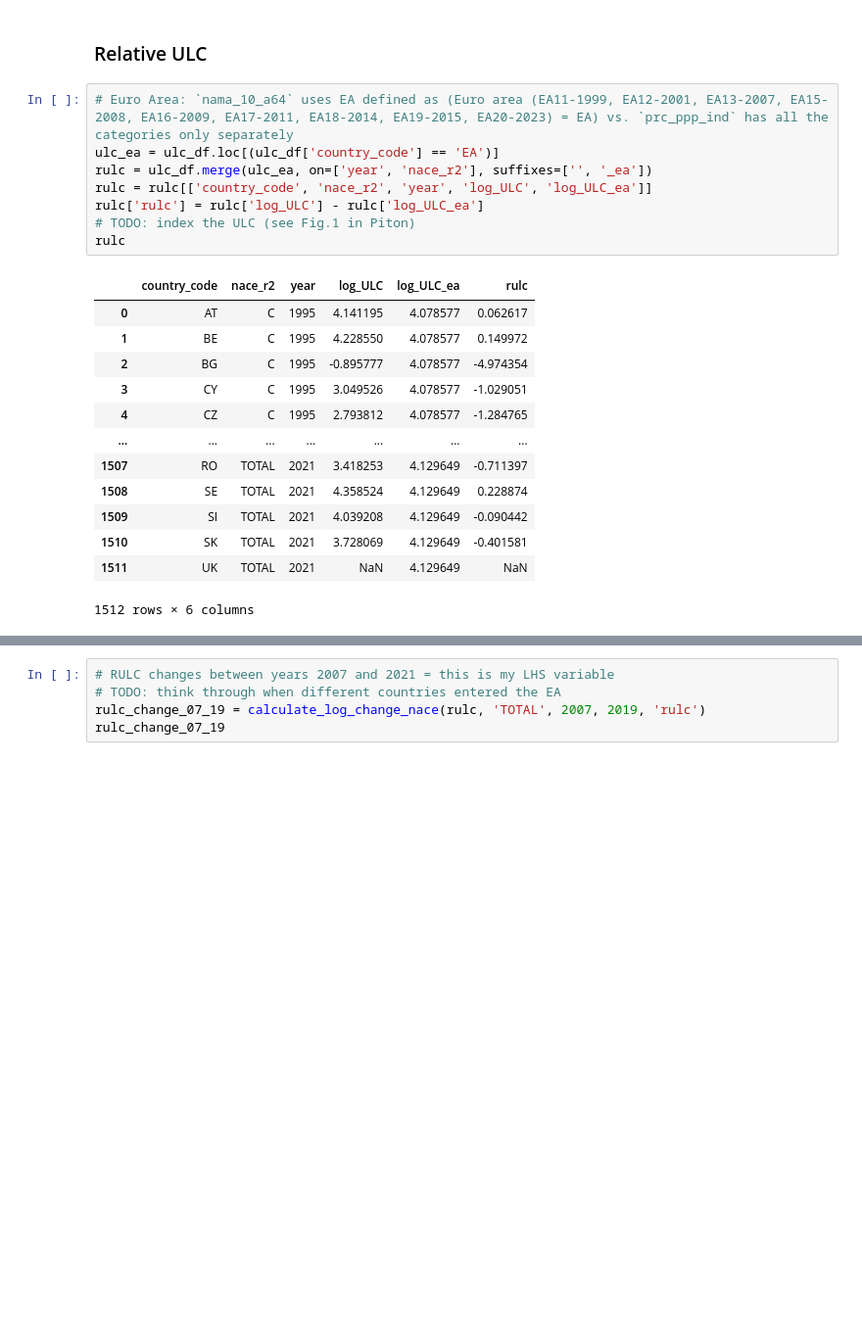
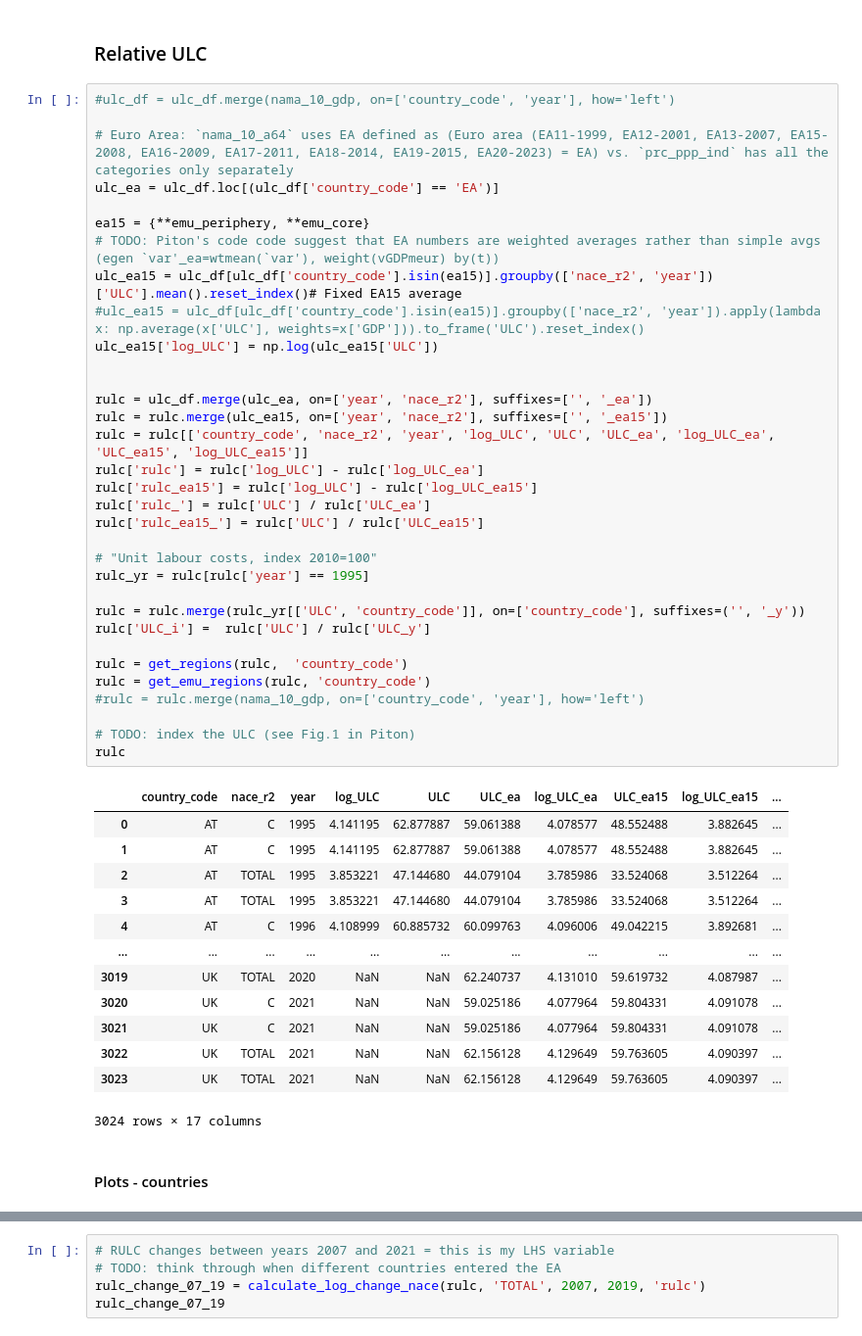
Before and after one commit to JanPintera/cee_competitiveness, a Jupyter notebook: RULC_decomposition.ipynb, the cells around one changed output, grey strips where cells are left out. Shown at 98% size. Saved outputs shown, nothing was run; the diff lists cells and outputs as text; blank space fills up the shorter version.

```diff
--- a/RULC_decomposition.ipynb
+++ b/RULC_decomposition.ipynb
@@ -304,24 +341,51 @@ ulc_df.head()
 # %% [markdown]
 ### Relative ULC
 # %%
+#ulc_df = ulc_df.merge(nama_10_gdp, on=['country_code', 'year'], how='left')
+
 # Euro Area: `nama_10_a64` uses EA defined as (Euro area (EA11-1999, EA12-2001, EA13-2007, EA15-2008, EA16-2009, EA17-2011, EA18-2014, EA19-2015, EA20-2023) = EA) vs. `prc_ppp_ind` has all the categories only separately
 ulc_ea = ulc_df.loc[(ulc_df['country_code'] == 'EA')]
+
+ea15 = {**emu_periphery, **emu_core}
+# TODO: Piton's code code suggest that EA numbers are weighted averages rather than simple avgs (egen `var'_ea=wtmean(`var'), weight(vGDPmeur) by(t))
+ulc_ea15 = ulc_df[ulc_df['country_code'].isin(ea15)].groupby(['nace_r2', 'year'])['ULC'].mean().reset_index()# Fixed EA15 average
+#ulc_ea15 = ulc_df[ulc_df['country_code'].isin(ea15)].groupby(['nace_r2', 'year']).apply(lambda x: np.average(x['ULC'], weights=x['GDP'])).to_frame('ULC').reset_index()
+ulc_ea15['log_ULC'] = np.log(ulc_ea15['ULC'])
+
+
 rulc = ulc_df.merge(ulc_ea, on=['year', 'nace_r2'], suffixes=['', '_ea'])
-rulc = rulc[['country_code', 'nace_r2', 'year', 'log_ULC', 'log_ULC_ea']]
+rulc = rulc.merge(ulc_ea15, on=['year', 'nace_r2'], suffixes=['', '_ea15'])
+rulc = rulc[['country_code', 'nace_r2', 'year', 'log_ULC', 'ULC', 'ULC_ea', 'log_ULC_ea', 'ULC_ea15', 'log_ULC_ea15']]
 rulc['rulc'] = rulc['log_ULC'] - rulc['log_ULC_ea']
+rulc['rulc_ea15'] = rulc['log_ULC'] - rulc['log_ULC_ea15']
+rulc['rulc_'] = rulc['ULC'] / rulc['ULC_ea']
+rulc['rulc_ea15_'] = rulc['ULC'] / rulc['ULC_ea15']
+
+# "Unit labour costs, index 2010=100"
+rulc_yr = rulc[rulc['year'] == 1995]
+
+rulc = rulc.merge(rulc_yr[['ULC', 'country_code']], on=['country_code'], suffixes=('', '_y'))
+rulc['ULC_i'] =  rulc['ULC'] / rulc['ULC_y']
+
+rulc = get_regions(rulc,  'country_code')
+rulc = get_emu_regions(rulc, 'country_code')
+#rulc = rulc.merge(nama_10_gdp, on=['country_code', 'year'], how='left')
+
 # TODO: index the ULC (see Fig.1 in Piton)
 rulc
 # %% [output]
-|  | country_code | nace_r2 | year | log_ULC | log_ULC_ea | rulc |
-| 0 | AT | C | 1995 | 4.141195 | 4.078577 | 0.062617 |
-| 1 | BE | C | 1995 | 4.228550 | 4.078577 | 0.149972 |
-| 2 | BG | C | 1995 | -0.895777 | 4.078577 | -4.974354 |
-| 3 | CY | C | 1995 | 3.049526 | 4.078577 | -1.029051 |
-| 4 | CZ | C | 1995 | 2.793812 | 4.078577 | -1.284765 |
-| ... | ... | ... | ... | ... | ... | ... |
-| 1507 | RO | TOTAL | 2021 | 3.418253 | 4.129649 | -0.711397 |
-| 1508 | SE | TOTAL | 2021 | 4.358524 | 4.129649 | 0.228874 |
-| 1509 | SI | TOTAL | 2021 | 4.039208 | 4.129649 | -0.090442 |
-| 1510 | SK | TOTAL | 2021 | 3.728069 | 4.129649 | -0.401581 |
-| 1511 | UK | TOTAL | 2021 | NaN | 4.129649 | NaN |
+|  | country_code | nace_r2 | year | log_ULC | ULC | ULC_ea | log_ULC_ea | ULC_ea15 | log_ULC_ea15 | ... |
+| 0 | AT | C | 1995 | 4.141195 | 62.877887 | 59.061388 | 4.078577 | 48.552488 | 3.882645 | ... |
+| 1 | AT | C | 1995 | 4.141195 | 62.877887 | 59.061388 | 4.078577 | 48.552488 | 3.882645 | ... |
+| 2 | AT | TOTAL | 1995 | 3.853221 | 47.144680 | 44.079104 | 3.785986 | 33.524068 | 3.512264 | ... |
+| 3 | AT | TOTAL | 1995 | 3.853221 | 47.144680 | 44.079104 | 3.785986 | 33.524068 | 3.512264 | ... |
+| 4 | AT | C | 1996 | 4.108999 | 60.885732 | 60.099763 | 4.096006 | 49.042215 | 3.892681 | ... |
+| ... | ... | ... | ... | ... | ... | ... | ... | ... | ... | ... |
+| 3019 | UK | TOTAL | 2020 | NaN | NaN | 62.240737 | 4.131010 | 59.619732 | 4.087987 | ... |
+| 3020 | UK | C | 2021 | NaN | NaN | 59.025186 | 4.077964 | 59.804331 | 4.091078 | ... |
+| 3021 | UK | C | 2021 | NaN | NaN | 59.025186 | 4.077964 | 59.804331 | 4.091078 | ... |
+| 3022 | UK | TOTAL | 2021 | NaN | NaN | 62.156128 | 4.129649 | 59.763605 | 4.090397 | ... |
+| 3023 | UK | TOTAL | 2021 | NaN | NaN | 62.156128 | 4.129649 | 59.763605 | 4.090397 | ... |
-1512 rows × 6 columns
+3024 rows × 17 columns
+# %% [markdown]
+#### Plots - countries
```
Also changed, not shown: parts of 38 cells of this notebook.
